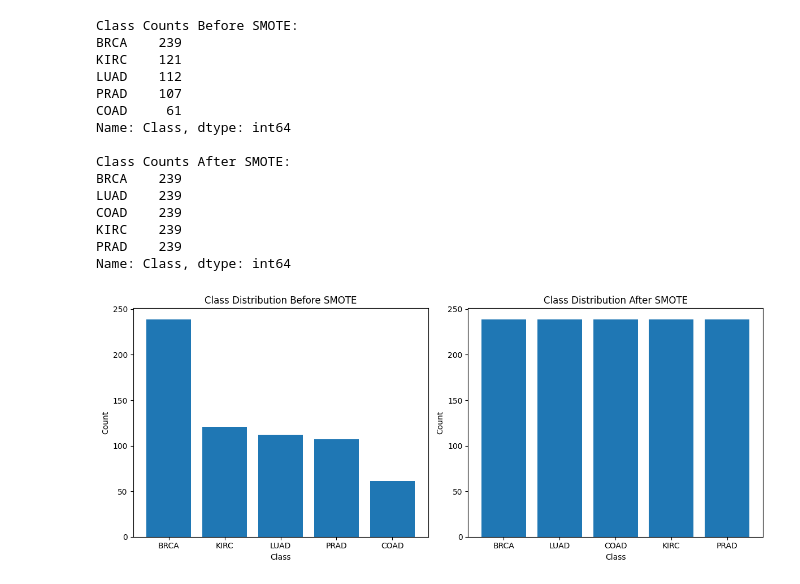
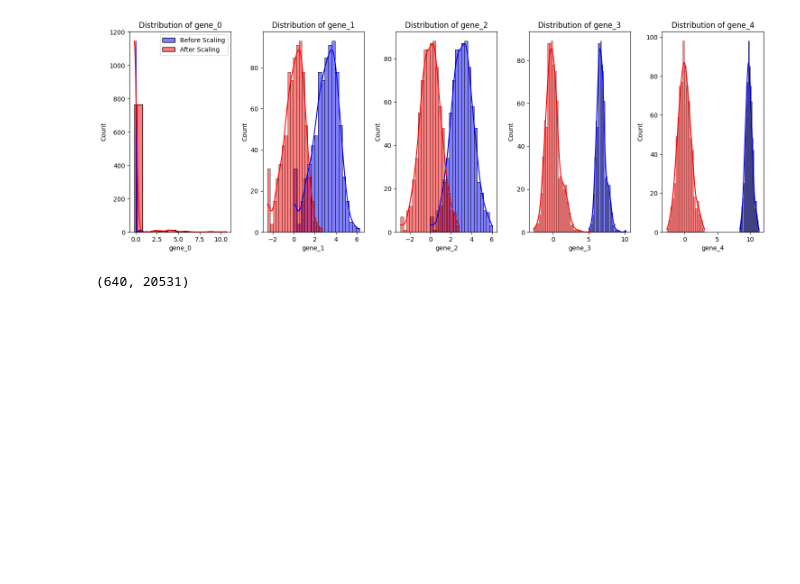
Before and after one commit to prernareddym/masters-project, a Jupyter notebook: 590_Spring_2024_PrernaReddy_Muddasani.ipynb, the cells around one changed output. Drawn from its saved outputs; the diff is of its cells as text; code cells hidden in the pictures; blank space fills up the shorter version.

```diff
--- a/590_Spring_2024_PrernaReddy_Muddasani.ipynb
+++ b/590_Spring_2024_PrernaReddy_Muddasani.ipynb
@@ -107,51 +45,27 @@ plt.show()
-# %%
-# Count the number of datapoints for each class before SMOTE
-class_counts_before = y_train['Class'].value_counts()
-
-# Display classes and their datapoints before SMOTE
-print("Class Counts Before SMOTE:")
-print(class_counts_before)
-class_counts_after = y_train_resampled['Class'].value_counts()
-
-
-# Display classes and their datapoints after SMOTE
-print("\nClass Counts After SMOTE:")
-print(class_counts_after)
-
-# Create subplots for before and after SMOTE
-fig, axs = plt.subplots(1, 2, figsize=(12, 5))
-
-# Plot before SMOTE
-axs[0].bar(class_counts_before.index, class_counts_before.values)
-axs[0].set_title('Class Distribution Before SMOTE')
-axs[0].set_xlabel('Class')
-axs[0].set_ylabel('Count')
-
-# Plot after SMOTE
-axs[1].bar(class_counts_after.index, class_counts_after.values)
-axs[1].set_title('Class Distribution After SMOTE')
-axs[1].set_xlabel('Class')
-axs[1].set_ylabel('Count')
-
-# Adjust layout
-plt.tight_layout()
-
-# Show plot
-plt.show()
-# %% [output]
-Class Counts Before SMOTE:
-BRCA    239
-KIRC    121
-LUAD    112
-PRAD    107
-COAD     61
-Name: Class, dtype: int64
-
-Class Counts After SMOTE:
-BRCA    239
-LUAD    239
-COAD    239
-KIRC    239
-PRAD    239
-Name: Class, dtype: int64
-[figure, removed]
+# %%
+features = X_train.columns[:5]  # Select the first 5 features for demonstration
+
+# Standardize the data
+scaler = StandardScaler()
+X_train_scaled = scaler.fit_transform(X_train)
+X_train_scaled_df = pd.DataFrame(data_scaled, columns=data_df.columns, index=data_df.index)
+
+
+# Plot histograms before and after scaling
+plt.figure(figsize=(15, 10))
+for i, feature in enumerate(features, 1):
+    plt.subplot(2, 5, i)
+    sns.histplot(data_df[feature], kde=True, color='blue', label='Before Scaling')
+    sns.histplot(X_train_scaled_df[feature], kde=True, color='red', label='After Scaling')
+    plt.title(f'Distribution of {feature}')
+    if i == 1:
+        plt.legend()
+
+plt.tight_layout()
+plt.show()
+# %% [output]
+[figure, added]
+# %%
+X_train_scaled.shape
+# %% [output]
+(640, 20531)
```
Also changed, not shown: parts of 18 cells of this notebook.
